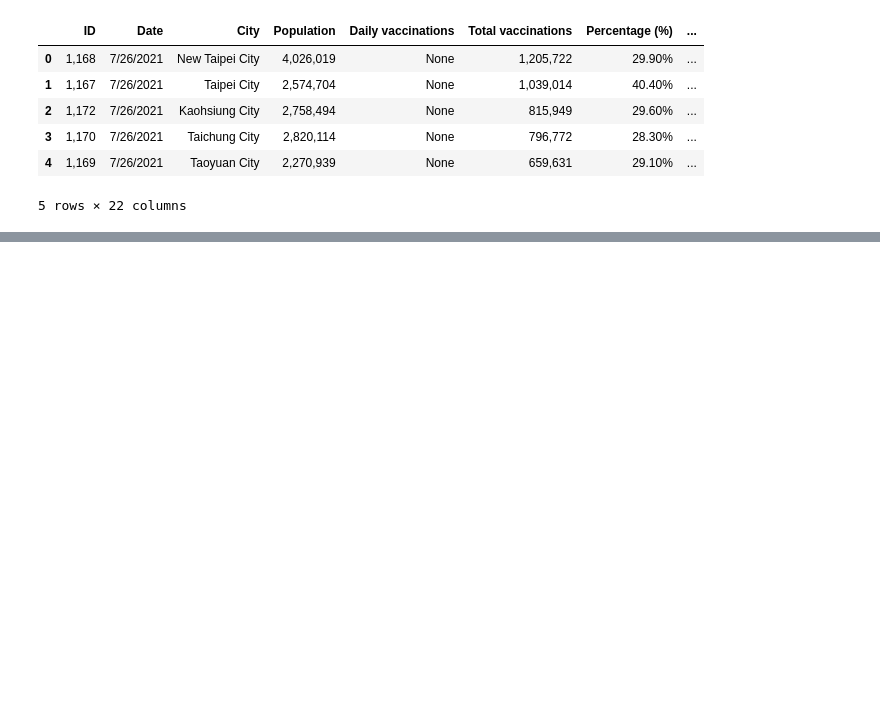
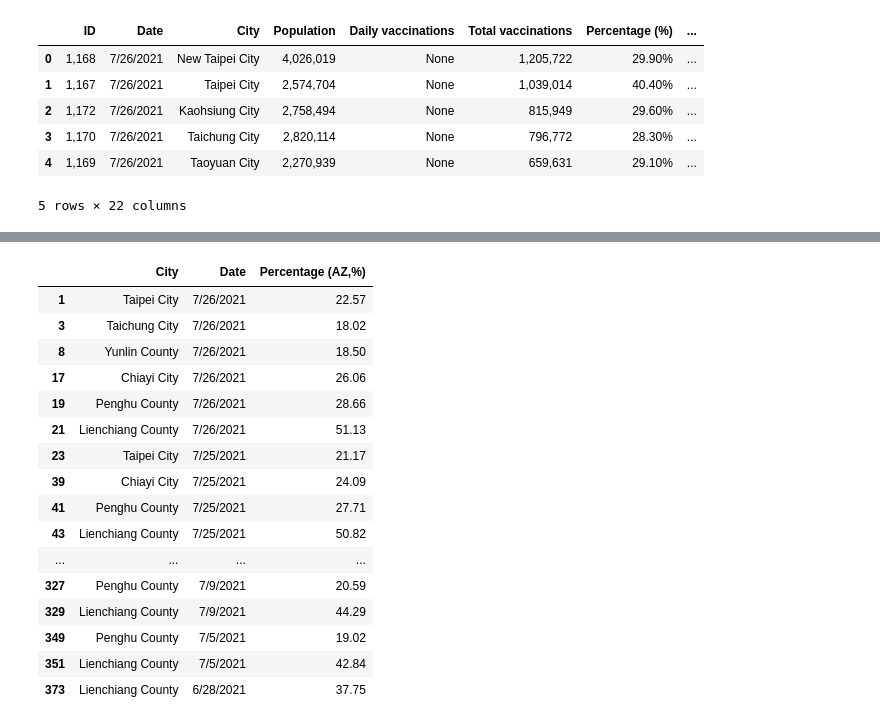
Before and after one commit to Joannie/teacherDemo, a Jupyter notebook: covidTest.ipynb, the cells around one changed output, grey strips where cells are left out. Cells and saved outputs as stored; diff of their text form; code cells hidden in the pictures; blank space fills up the shorter version.

```diff
--- a/covidTest.ipynb
+++ b/covidTest.ipynb
@@ -12,0 +83,21 @@ df.head()
+# %%
+vaccine_AZ_above18_city = vaccine_AZ.loc[vaccine_AZ['Percentage (AZ,%)'] > 18.0, ['City', 'Date', 'Percentage (AZ,%)']]
+vaccine_AZ_above18_city
+# %% [output]
+|  | City | Date | Percentage (AZ,%) |
+| 1 | Taipei City | 7/26/2021 | 22.57 |
+| 3 | Taichung City | 7/26/2021 | 18.02 |
+| 8 | Yunlin County | 7/26/2021 | 18.50 |
+| 17 | Chiayi City | 7/26/2021 | 26.06 |
+| 19 | Penghu County | 7/26/2021 | 28.66 |
+| 21 | Lienchiang County | 7/26/2021 | 51.13 |
+| 23 | Taipei City | 7/25/2021 | 21.17 |
+| 39 | Chiayi City | 7/25/2021 | 24.09 |
+| 41 | Penghu County | 7/25/2021 | 27.71 |
+| 43 | Lienchiang County | 7/25/2021 | 50.82 |
+| ... | ... | ... | ... |
+| 327 | Penghu County | 7/9/2021 | 20.59 |
+| 329 | Lienchiang County | 7/9/2021 | 44.29 |
+| 349 | Penghu County | 7/5/2021 | 19.02 |
+| 351 | Lienchiang County | 7/5/2021 | 42.84 |
+| 373 | Lienchiang County | 6/28/2021 | 37.75 |
```
Also changed, not shown: parts of 8 cells of this notebook.
